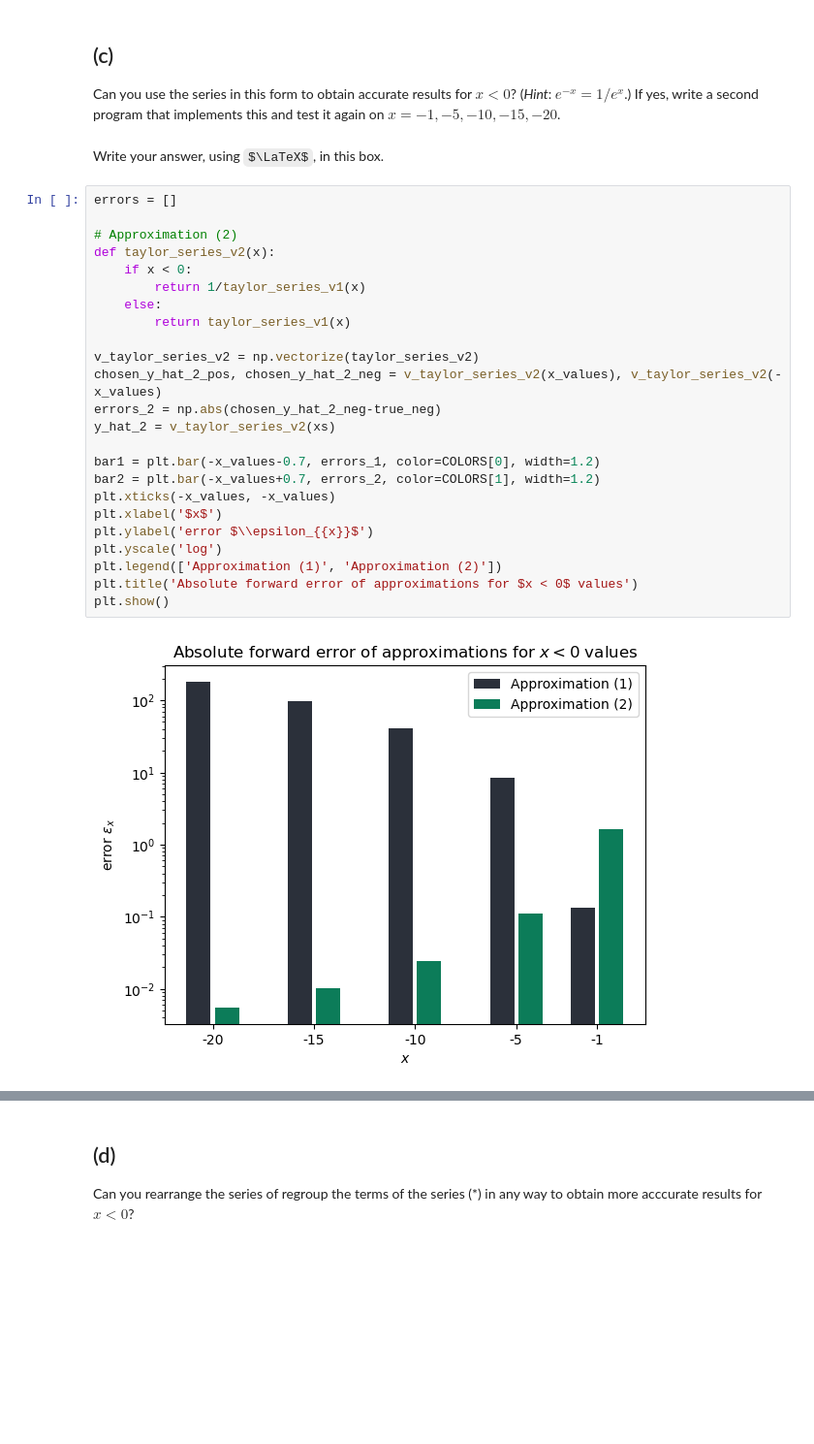
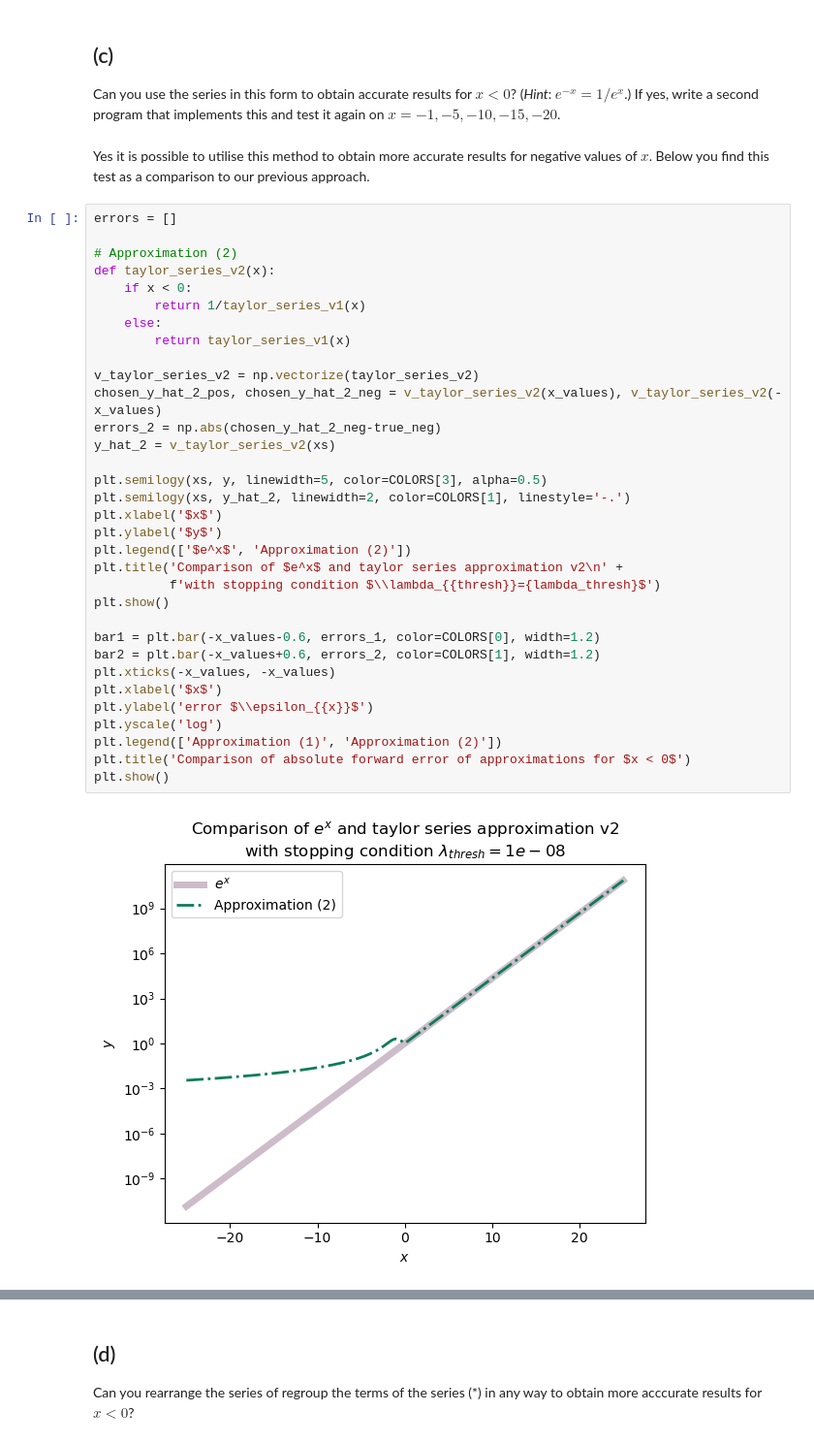
Before and after one commit to jonas4climate/na-assignment1, a Jupyter notebook: hw1_2023.ipynb, the cells around one changed output, grey strips where cells are left out. Shown at 97% size. Cells and saved outputs as stored; diff of their text form; some formulas as TeX source; blank space fills up the shorter version.

Commit message:
Crucial code fixes and all plots done as well as explanations and text added

```diff
--- a/hw1_2023.ipynb
+++ b/hw1_2023.ipynb
@@ -173,30 +188,39 @@ For more accurate estimates, we require a different taylor expansion than descri
 
 Can you use the series in this form to obtain accurate results for $x<0$? (*Hint*: $e^{-x} = 1/e^x$.) If yes, write a second program that implements this and test it again on $x=-1, -5, -10, -15, -20$.
 # %% [markdown]
-Write your answer, using $\LaTeX$, in this box.
+Yes it is possible to utilise this method to obtain more accurate results for negative values of $x$. Below you find this test as a comparison to our previous approach.
 # %%
 errors = []
 
 # Approximation (2)
 def taylor_series_v2(x):
     if x < 0:
         return 1/taylor_series_v1(x)
     else:
         return taylor_series_v1(x)
 
 v_taylor_series_v2 = np.vectorize(taylor_series_v2)
 chosen_y_hat_2_pos, chosen_y_hat_2_neg = v_taylor_series_v2(x_values), v_taylor_series_v2(-x_values)
 errors_2 = np.abs(chosen_y_hat_2_neg-true_neg)
 y_hat_2 = v_taylor_series_v2(xs)
 
-bar1 = plt.bar(-x_values-0.7, errors_1, color=COLORS[0], width=1.2)
-bar2 = plt.bar(-x_values+0.7, errors_2, color=COLORS[1], width=1.2)
+plt.semilogy(xs, y, linewidth=5, color=COLORS[3], alpha=0.5)
+plt.semilogy(xs, y_hat_2, linewidth=2, color=COLORS[1], linestyle='-.')
+plt.xlabel('$x$')
+plt.ylabel('$y$')
+plt.legend(['$e^x$', 'Approximation (2)'])
+plt.title('Comparison of $e^x$ and taylor series approximation v2\n' +
+          f'with stopping condition $\\lambda_{{thresh}}={lambda_thresh}$')
+plt.show()
+
+bar1 = plt.bar(-x_values-0.6, errors_1, color=COLORS[0], width=1.2)
+bar2 = plt.bar(-x_values+0.6, errors_2, color=COLORS[1], width=1.2)
 plt.xticks(-x_values, -x_values)
 plt.xlabel('$x$')
 plt.ylabel('error $\\epsilon_{{x}}$')
 plt.yscale('log')
 plt.legend(['Approximation (1)', 'Approximation (2)'])
-plt.title('Absolute forward error of approximations for $x < 0$ values')
+plt.title('Comparison of absolute forward error of approximations for $x < 0$')
 plt.show()
 # %% [output]
-[figure, old version]
+[figure, new version]
```
Also changed, not shown: parts of 12 cells of this notebook.
